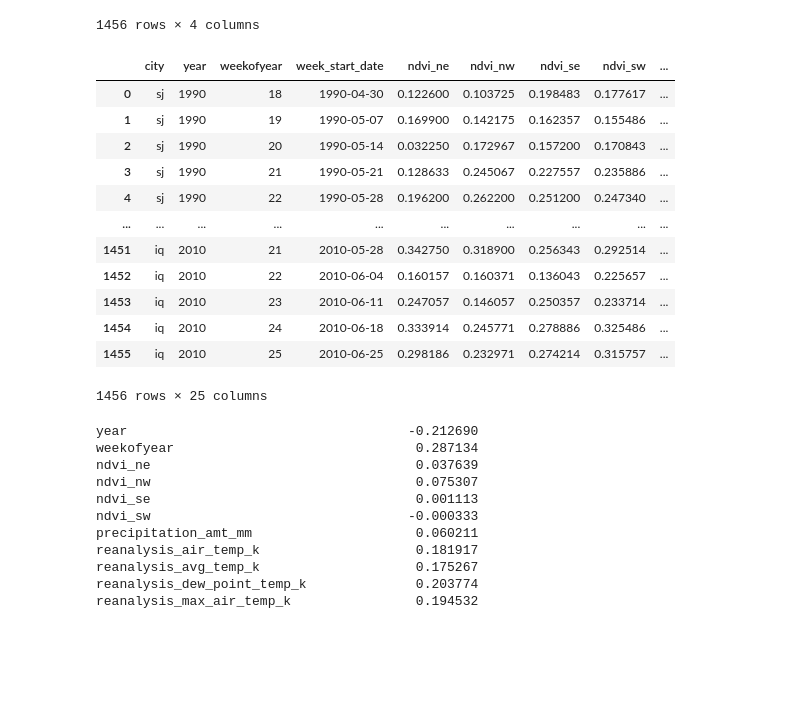
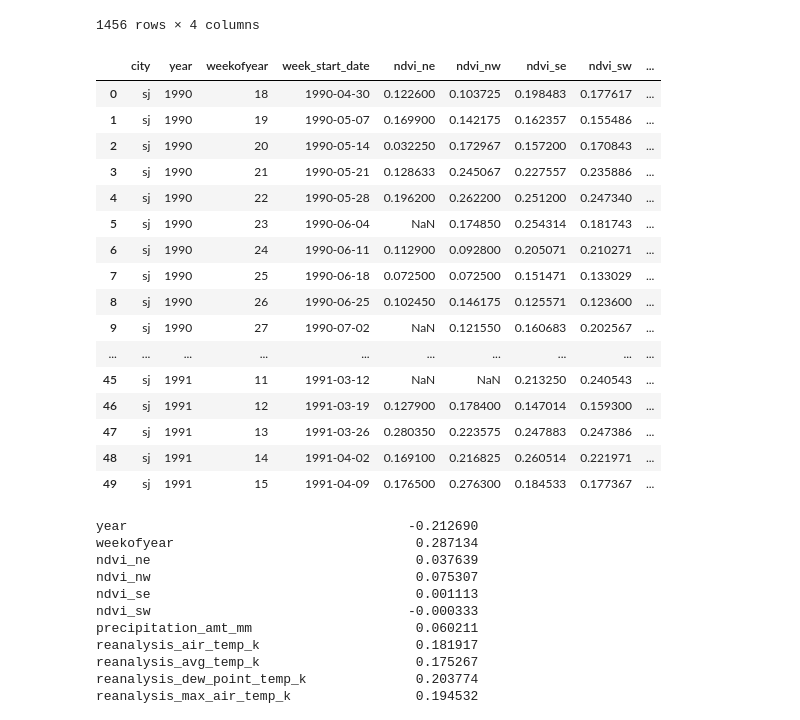
Before and after one commit to sipocz/_dengue, a Jupyter notebook: _dengue_01.ipynb, the cells around one changed output. Cells and saved outputs as stored; diff of their text form; code cells hidden in the pictures; blank space fills up the shorter version.

```diff
--- a/_dengue_01.ipynb
+++ b/_dengue_01.ipynb
@@ -161,21 +161,25 @@ XX=X_train
 # %%
 XX["total_cases"]=y_train['total_cases']
 # %%
-XX
+XX.head(50)
 # %% [output]
 |  | city | year | weekofyear | week_start_date | ndvi_ne | ndvi_nw | ndvi_se | ndvi_sw | ... |
 | 0 | sj | 1990 | 18 | 1990-04-30 | 0.122600 | 0.103725 | 0.198483 | 0.177617 | ... |
 | 1 | sj | 1990 | 19 | 1990-05-07 | 0.169900 | 0.142175 | 0.162357 | 0.155486 | ... |
 | 2 | sj | 1990 | 20 | 1990-05-14 | 0.032250 | 0.172967 | 0.157200 | 0.170843 | ... |
 | 3 | sj | 1990 | 21 | 1990-05-21 | 0.128633 | 0.245067 | 0.227557 | 0.235886 | ... |
 | 4 | sj | 1990 | 22 | 1990-05-28 | 0.196200 | 0.262200 | 0.251200 | 0.247340 | ... |
+| 5 | sj | 1990 | 23 | 1990-06-04 | NaN | 0.174850 | 0.254314 | 0.181743 | ... |
+| 6 | sj | 1990 | 24 | 1990-06-11 | 0.112900 | 0.092800 | 0.205071 | 0.210271 | ... |
+| 7 | sj | 1990 | 25 | 1990-06-18 | 0.072500 | 0.072500 | 0.151471 | 0.133029 | ... |
+| 8 | sj | 1990 | 26 | 1990-06-25 | 0.102450 | 0.146175 | 0.125571 | 0.123600 | ... |
+| 9 | sj | 1990 | 27 | 1990-07-02 | NaN | 0.121550 | 0.160683 | 0.202567 | ... |
 | ... | ... | ... | ... | ... | ... | ... | ... | ... | ... |
-| 1451 | iq | 2010 | 21 | 2010-05-28 | 0.342750 | 0.318900 | 0.256343 | 0.292514 | ... |
-| 1452 | iq | 2010 | 22 | 2010-06-04 | 0.160157 | 0.160371 | 0.136043 | 0.225657 | ... |
-| 1453 | iq | 2010 | 23 | 2010-06-11 | 0.247057 | 0.146057 | 0.250357 | 0.233714 | ... |
-| 1454 | iq | 2010 | 24 | 2010-06-18 | 0.333914 | 0.245771 | 0.278886 | 0.325486 | ... |
-| 1455 | iq | 2010 | 25 | 2010-06-25 | 0.298186 | 0.232971 | 0.274214 | 0.315757 | ... |
+| 45 | sj | 1991 | 11 | 1991-03-12 | NaN | NaN | 0.213250 | 0.240543 | ... |
+| 46 | sj | 1991 | 12 | 1991-03-19 | 0.127900 | 0.178400 | 0.147014 | 0.159300 | ... |
+| 47 | sj | 1991 | 13 | 1991-03-26 | 0.280350 | 0.223575 | 0.247883 | 0.247386 | ... |
+| 48 | sj | 1991 | 14 | 1991-04-02 | 0.169100 | 0.216825 | 0.260514 | 0.221971 | ... |
+| 49 | sj | 1991 | 15 | 1991-04-09 | 0.176500 | 0.276300 | 0.184533 | 0.177367 | ... |
-1456 rows × 25 columns
 # %%
 
 XX_sj=XX[XX.city == "sj"]
```
Also changed, not shown: parts of 18 cells of this notebook.
